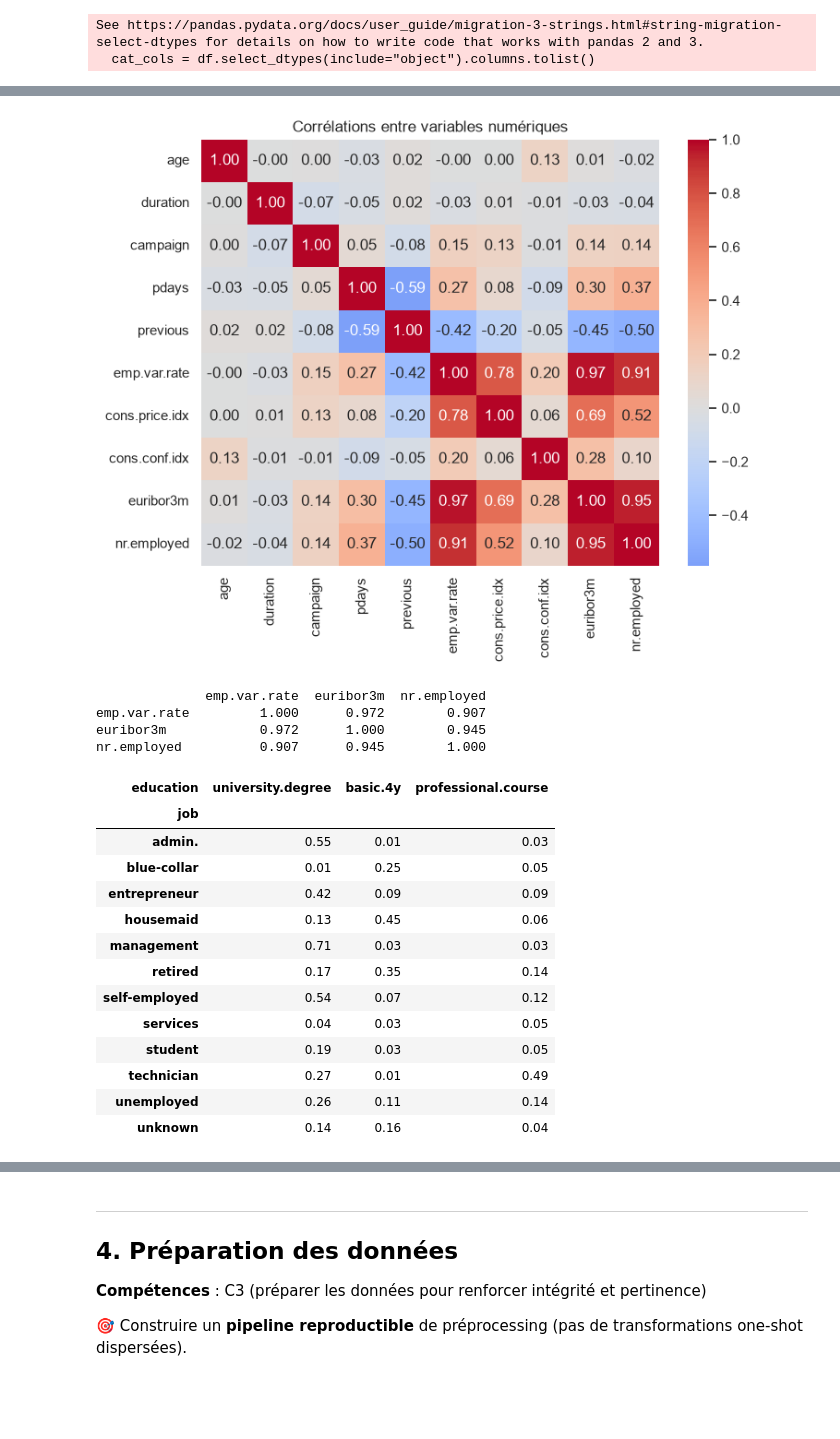
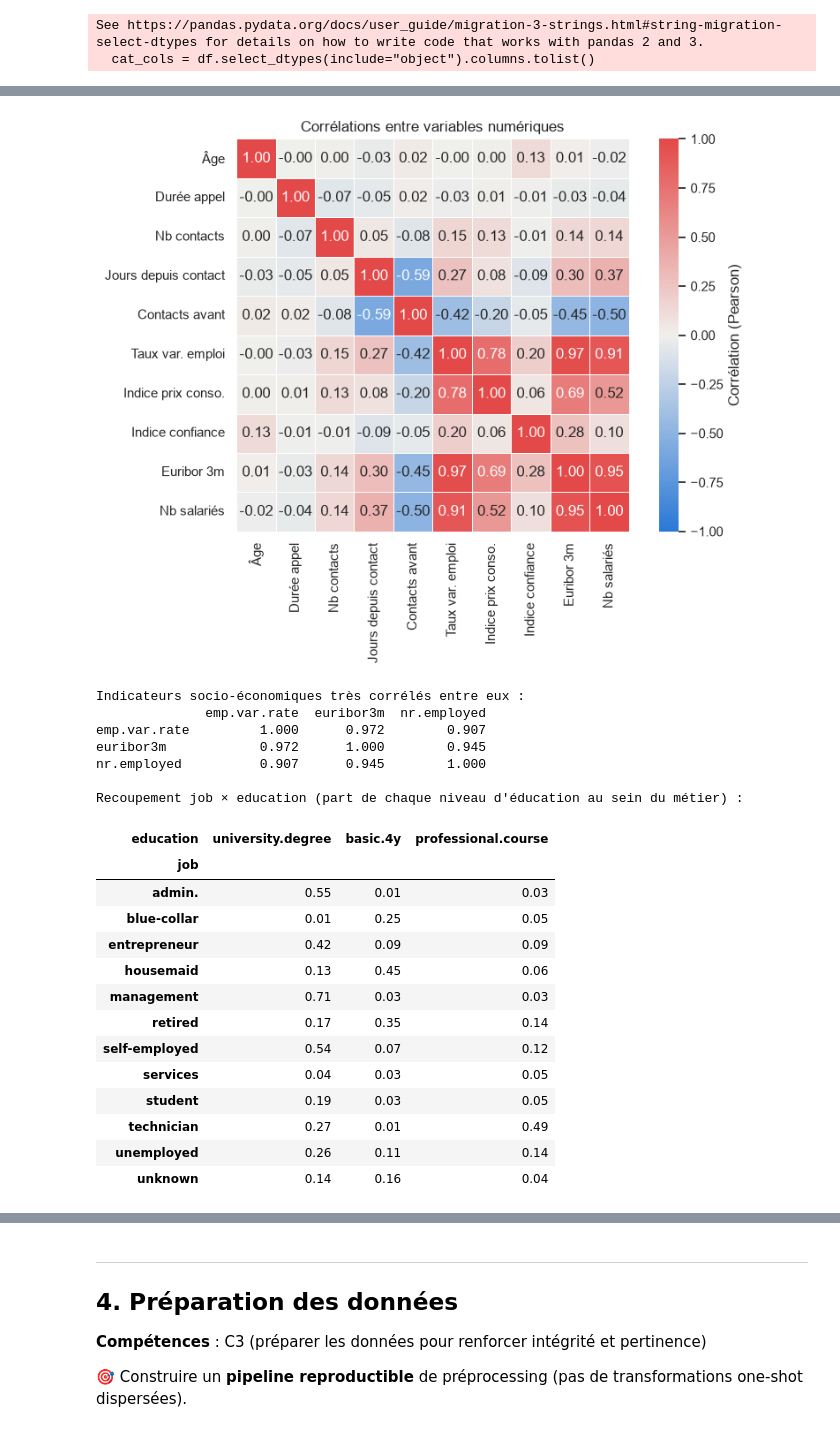
Before and after one commit to nawellepolin/cas-usage-certif-bank-marketing-nawelle, a Jupyter notebook: notebooks/M9_nawelle_bank_marketing.ipynb, the cells around one changed output, grey strips where cells are left out. Cells and saved outputs as stored; diff of their text form; code cells hidden in the pictures; blank space fills up the shorter version.

```diff
--- a/notebooks/M9_nawelle_bank_marketing.ipynb
+++ b/notebooks/M9_nawelle_bank_marketing.ipynb
@@ -410,23 +464,42 @@ Name: proportion, dtype: float64
 # %%
+from matplotlib.colors import LinearSegmentedColormap
+
+diverging = LinearSegmentedColormap.from_list(
+    "blue_gray_red", ["#2a78d6", "#f0efec", "#e34948"]
+)
+
 num_cols = ["age", "duration", "campaign", "pdays", "previous",
             "emp.var.rate", "cons.price.idx", "cons.conf.idx", "euribor3m", "nr.employed"]
+labels = ["Âge", "Durée appel", "Nb contacts", "Jours depuis contact", "Contacts avant",
+          "Taux var. emploi", "Indice prix conso.", "Indice confiance", "Euribor 3m", "Nb salariés"]
+
 corr = df[num_cols].corr()
-plt.figure(figsize=(8, 6))
-sns.heatmap(corr, annot=True, fmt=".2f", cmap="coolwarm", center=0)
-plt.title("Corrélations entre variables numériques")
+corr.index = corr.columns = labels
+
+plt.figure(figsize=(8.5, 6.5))
+sns.heatmap(corr, annot=True, fmt=".2f", cmap=diverging, center=0,
+            vmin=-1, vmax=1, square=True, linewidths=0.5, linecolor="white",
+            cbar_kws={"label": "Corrélation (Pearson)"})
+plt.title("Corrélations entre variables numériques", fontsize=12)
+plt.tight_layout()
 plt.show()
 
+print("Indicateurs socio-économiques très corrélés entre eux :")
 print(df[["emp.var.rate", "euribor3m", "nr.employed"]].corr().round(3))
-
+print()
+print("Recoupement job × education (part de chaque niveau d'éducation au sein du métier) :")
 pd.crosstab(df["job"], df["education"], normalize="index").round(2)[
     ["university.degree", "basic.4y", "professional.course"]
 ]
 # %% [output]
-[figure, old version]
+[figure, new version]
+Indicateurs socio-économiques très corrélés entre eux :
               emp.var.rate  euribor3m  nr.employed
 emp.var.rate         1.000      0.972        0.907
 euribor3m            0.972      1.000        0.945
 nr.employed          0.907      0.945        1.000
+
+Recoupement job × education (part de chaque niveau d'éducation au sein du métier) :
 | education | university.degree | basic.4y | professional.course |
 | job |  |  |  |
 | admin. | 0.55 | 0.01 | 0.03 |
```
Also changed, not shown: parts of 13 cells of this notebook, 2 other files.
